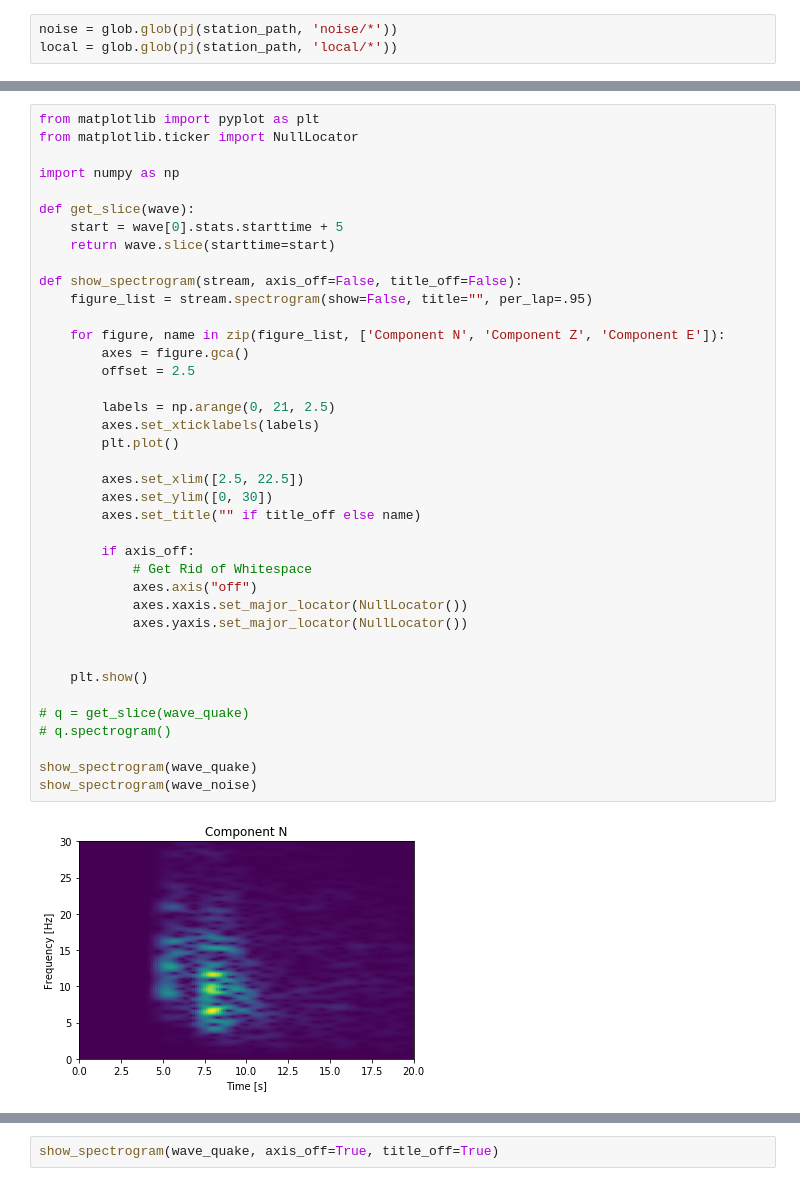
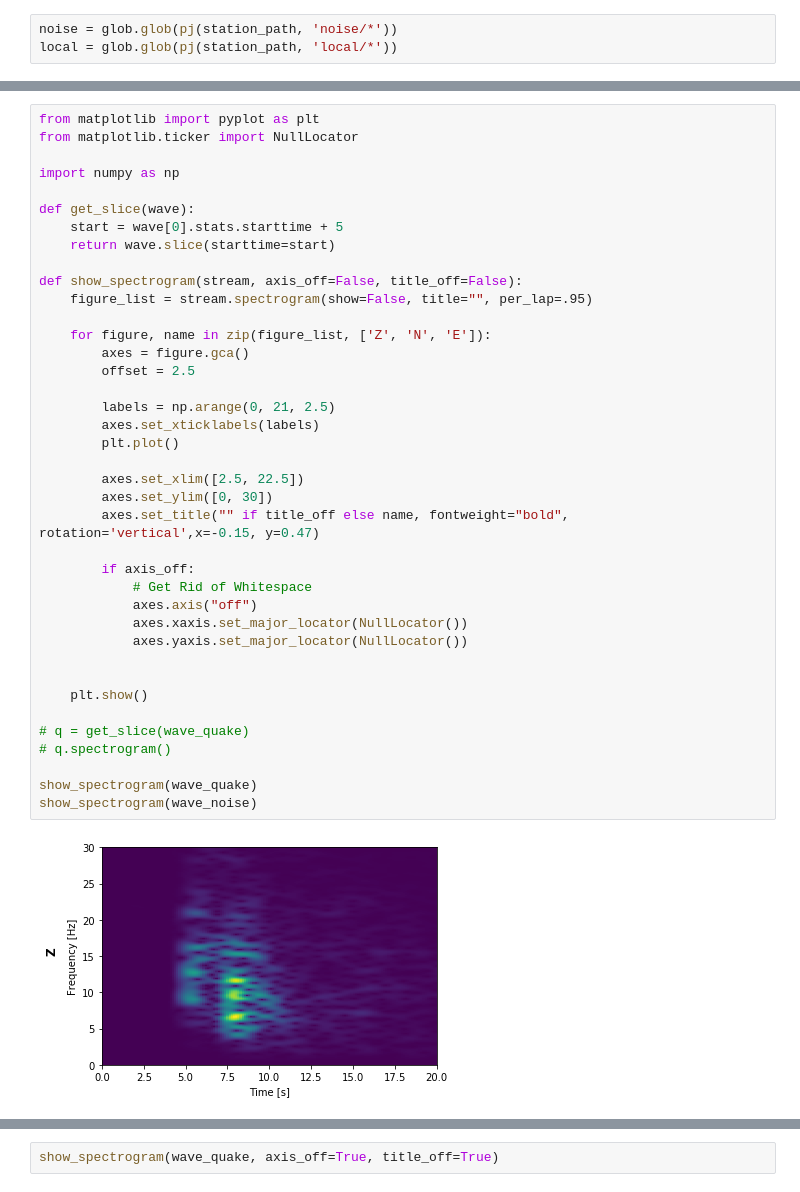
Before and after one commit to jamesaud/seismic-analysis-toolbox, a Jupyter notebook: figures/spectrograms.ipynb, the cells around one changed output, grey strips where cells are left out. Drawn from its saved outputs; the diff is of its cells as text.

```diff
--- a/figures/spectrograms.ipynb
+++ b/figures/spectrograms.ipynb
@@ -29,33 +31,33 @@ def get_slice(wave):
     return wave.slice(starttime=start)
 
 def show_spectrogram(stream, axis_off=False, title_off=False):
     figure_list = stream.spectrogram(show=False, title="", per_lap=.95)
 
-    for figure, name in zip(figure_list, ['Component N', 'Component Z', 'Component E']):
+    for figure, name in zip(figure_list, ['Z', 'N', 'E']):
         axes = figure.gca()
         offset = 2.5
 
         labels = np.arange(0, 21, 2.5)
         axes.set_xticklabels(labels)
         plt.plot()
 
         axes.set_xlim([2.5, 22.5])
         axes.set_ylim([0, 30])
-        axes.set_title("" if title_off else name)
+        axes.set_title("" if title_off else name, fontweight="bold", rotation='vertical',x=-0.15, y=0.47)
 
         if axis_off:
             # Get Rid of Whitespace
             axes.axis("off")
             axes.xaxis.set_major_locator(NullLocator())
             axes.yaxis.set_major_locator(NullLocator())
 
 
     plt.show()
 
 # q = get_slice(wave_quake)
 # q.spectrogram()
 
 show_spectrogram(wave_quake)
 show_spectrogram(wave_noise)
 # %% [output]
-[figure, old version]
+[figure, new version]
```
Also changed, not shown: parts of 2 cells of this notebook, 6 other files.
